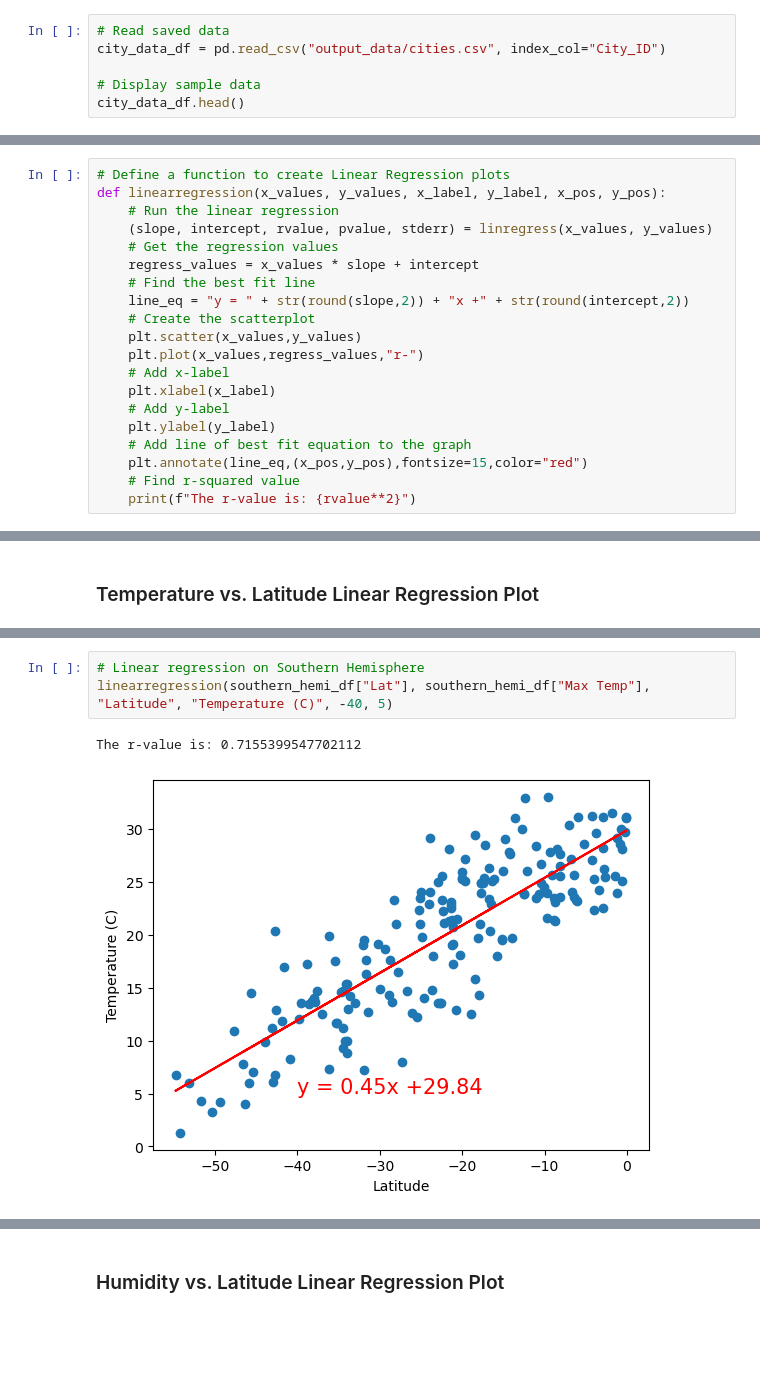
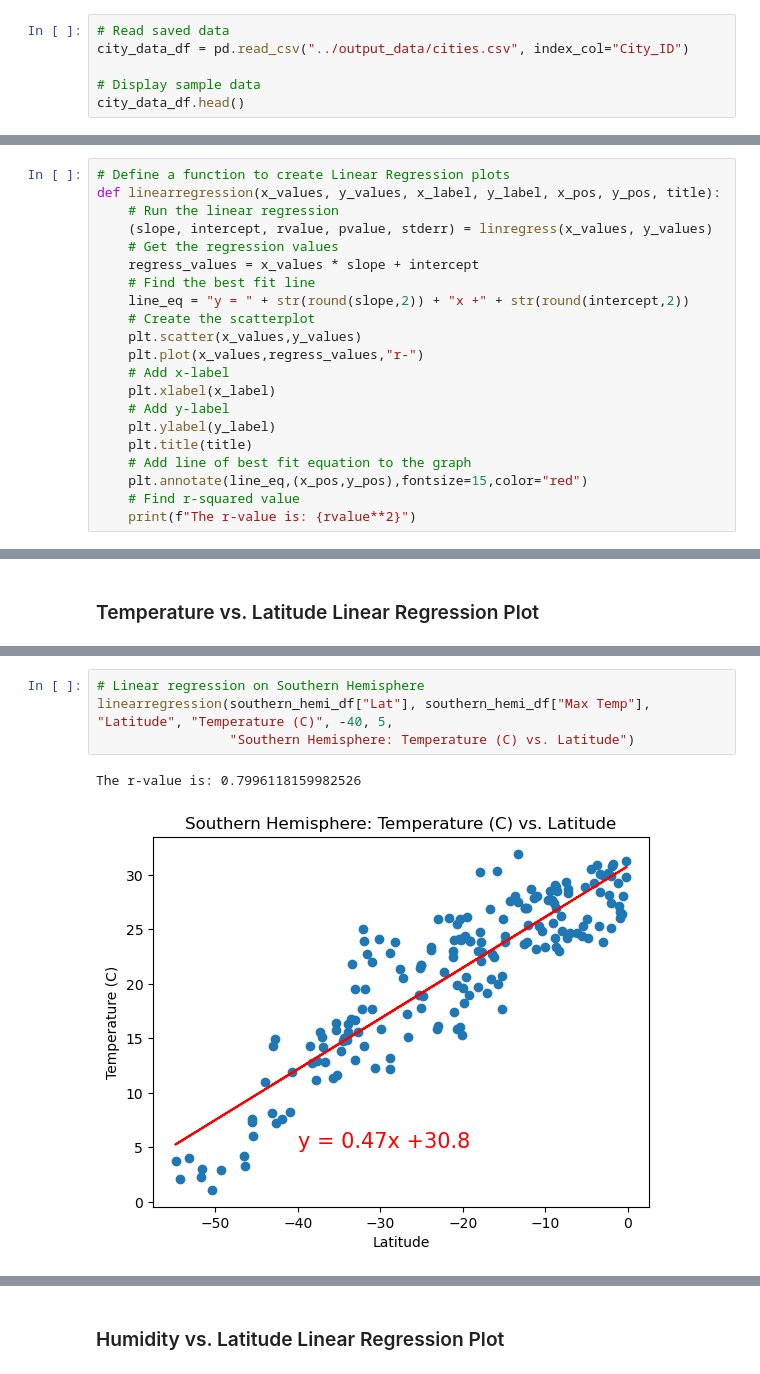
Before and after one commit to aliciahlavac/Python_API_Challenge, a Jupyter notebook: WeatherPy/WeatherPy.ipynb, the cells around one changed output, grey strips where cells are left out. Saved outputs shown, nothing was run; the diff lists cells and outputs as text; blank space fills up the shorter version.

```diff
--- a/WeatherPy/WeatherPy.ipynb
+++ b/WeatherPy/WeatherPy.ipynb
@@ -174,6 +179,6 @@ city_data_df.to_csv("output_data/cities.csv", index_label="City_ID")
 # %%
 # Read saved data
-city_data_df = pd.read_csv("output_data/cities.csv", index_col="City_ID")
+city_data_df = pd.read_csv("../output_data/cities.csv", index_col="City_ID")
 
 # Display sample data
 city_data_df.head()
@@ -289,7 +294,7 @@ plt.show()
 ## Requirement 2: Compute Linear Regression for Each Relationship
 # %%
 # Define a function to create Linear Regression plots
-def linearregression(x_values, y_values, x_label, y_label, x_pos, y_pos):
+def linearregression(x_values, y_values, x_label, y_label, x_pos, y_pos, title):
     # Run the linear regression
     (slope, intercept, rvalue, pvalue, stderr) = linregress(x_values, y_values)
     # Get the regression values
@@ -303,6 +308,7 @@ def linearregression(x_values, y_values, x_label, y_label, x_pos, y_pos):
     plt.xlabel(x_label)
     # Add y-label
     plt.ylabel(y_label)
+    plt.title(title)
     # Add line of best fit equation to the graph
     plt.annotate(line_eq,(x_pos,y_pos),fontsize=15,color="red")
     # Find r-squared value
@@ -346,7 +353,8 @@ The r-value is: 0.5672678898160418
 # %%
 # Linear regression on Southern Hemisphere
-linearregression(southern_hemi_df["Lat"], southern_hemi_df["Max Temp"], "Latitude", "Temperature (C)", -40, 5)
+linearregression(southern_hemi_df["Lat"], southern_hemi_df["Max Temp"], "Latitude", "Temperature (C)", -40, 5,
+                 "Southern Hemisphere: Temperature (C) vs. Latitude")
 # %% [output]
-The r-value is: 0.7155399547702112
+The r-value is: 0.7996118159982526
-[figure, old version]
+[figure, new version]
 # %% [markdown]
```
Also changed, not shown: parts of 23 cells of this notebook, 11 other files.
